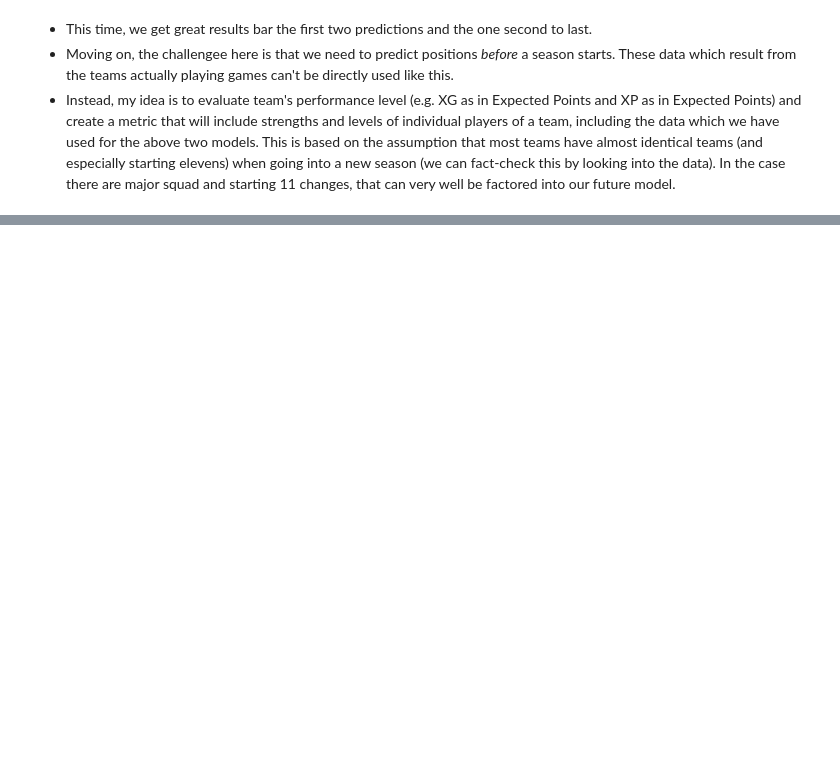
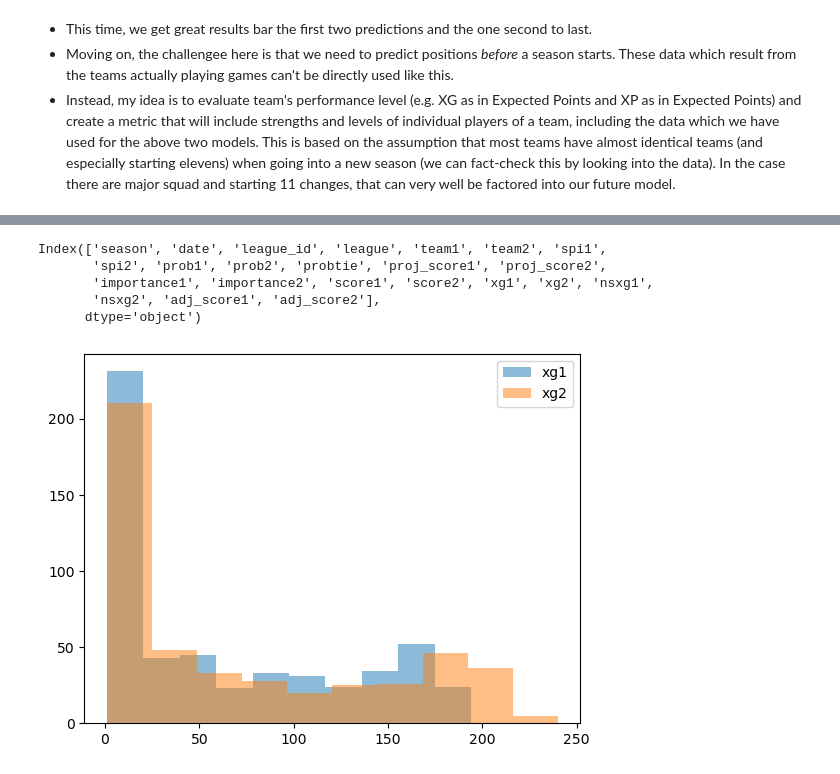
Before and after one commit to jasonkyungkim/pl_prediction, a Jupyter notebook: pl_stadings.ipynb, the cells around one changed output, grey strips where cells are left out. Drawn from its saved outputs; the diff is of its cells as text; code cells hidden in the pictures; blank space fills up the shorter version.

```diff
--- a/pl_stadings.ipynb
+++ b/pl_stadings.ipynb
@@ -246,0 +232,13 @@ Name: 60000, dtype: object
+# %%
+data.columns
+# %% [output]
+Index(['season', 'date', 'league_id', 'league', 'team1', 'team2', 'spi1',
+       'spi2', 'prob1', 'prob2', 'probtie', 'proj_score1', 'proj_score2',
+       'importance1', 'importance2', 'score1', 'score2', 'xg1', 'xg2', 'nsxg1',
+       'nsxg2', 'adj_score1', 'adj_score2'],
+      dtype='object')
+# %%
+data['txg'] = data['xg1']+data['xg2']
+# %%
+xg1 = data['xg1'].value_counts().sort_values()
+xg2 = data['xg2'].value_counts().sort_values()
@@ -246,0 +247,7 @@ Name: 60000, dtype: object
+# %%
+plt.hist(xg1,alpha=0.5,label='xg1')
+plt.hist(xg2,alpha=0.5,label='xg2')
+plt.legend()
+plt.show()
+# %% [output]
+[figure, added]
```
Also changed, not shown: parts of 14 cells of this notebook.
